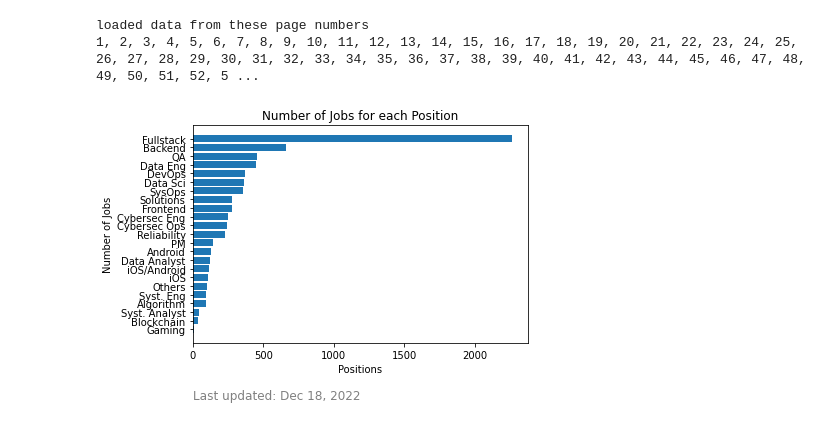
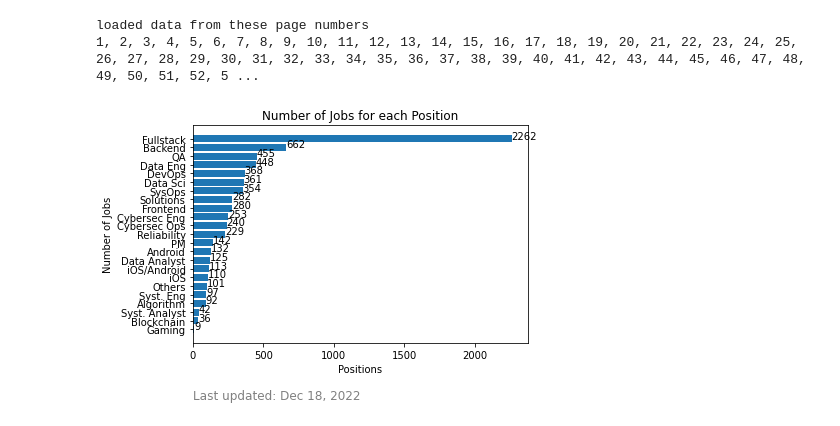
Before and after one commit to yunyaopan/data_analytics_SG_tech_job_market, a Jupyter notebook: SGtechJobMarket.ipynb, the cells around one changed output. Saved outputs shown, nothing was run; the diff lists cells and outputs as text; code cells hidden in the pictures.

```diff
--- a/SGtechJobMarket.ipynb
+++ b/SGtechJobMarket.ipynb
@@ -46,16 +46,20 @@ sorted_positions = dict(sorted_positions_tuple)
 # %%
 import datetime
 
 #plotting the bar chart
 plt.barh(list(sorted_positions.keys()), list(sorted_positions.values()))
+# Add the numbers on top of each bar
+for y, value in enumerate(sorted_positions.values()):
+    plt.text(value, y, str(value))
+
 plt.xlabel("Positions")
 plt.ylabel("Number of Jobs")
 plt.title("Number of Jobs for each Position")
 
 # Add a side note with the current date
 today = datetime.datetime.now().strftime('%b %d, %Y')
 plt.text(0, -8, 'Last updated: ' + today, fontsize=12, color='gray')
 
 plt.show()
 # %% [output]
-[figure, old version]
+[figure, new version]
```
Also changed, not shown: parts of 1 cell of this notebook.
